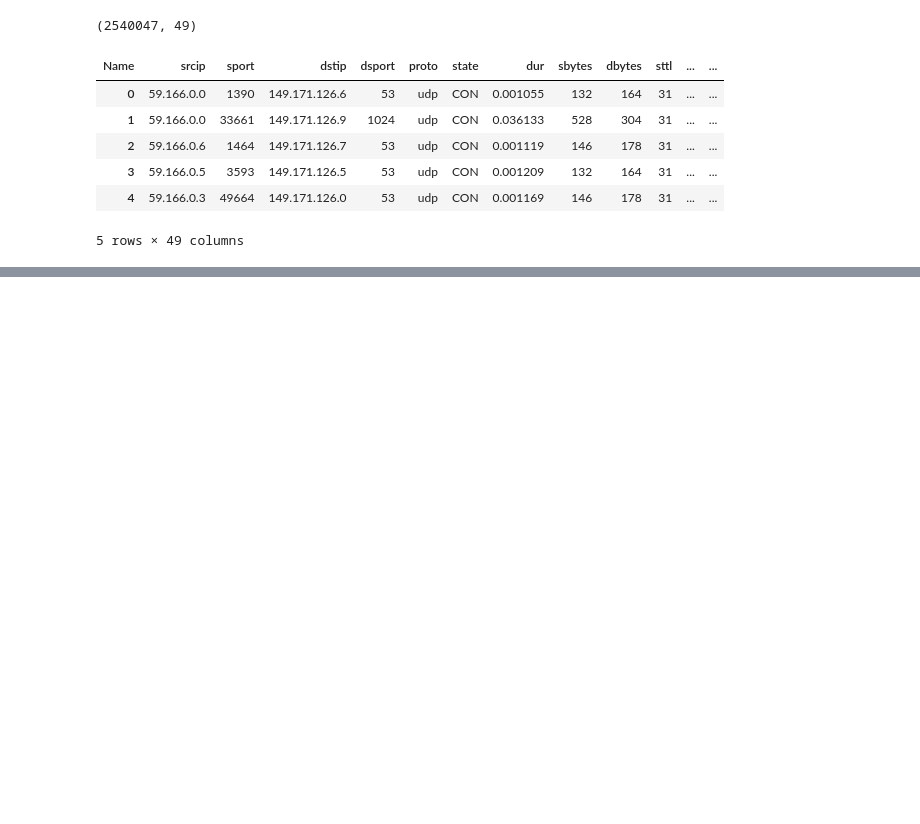
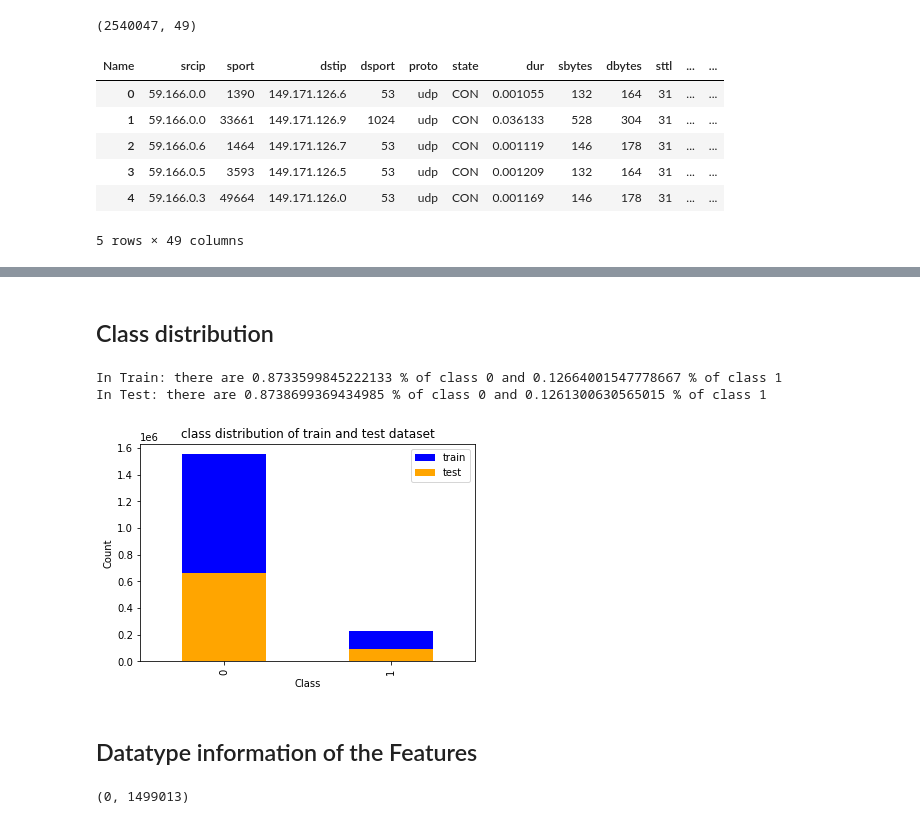
Before and after one commit to leticiacosta91/CA1-UNWS, a Jupyter notebook: Dataset.ipynb, the cells around one changed output, grey strips where cells are left out. Drawn from its saved outputs; the diff is of its cells as text; code cells hidden in the pictures; blank space fills up the shorter version.

Commit message:
About Dataset and It's Cleaning

```diff
--- a/Dataset.ipynb
+++ b/Dataset.ipynb
@@ -75,0 +78,5 @@ all_data.head()
+# %%
+# Splitting data into train and test
+# All the operation like cleaning, EDA and FE will be done on train data only
+
+train, test = train_test_split(all_data, test_size=0.3, random_state=16)
@@ -75,0 +131,3 @@ all_data.head()
+# %%
+# We don't have "normal" values for "attack_cat", so we must fill Null values with "normal"
+train['attack_cat'] = train.attack_cat.fillna(value='normal').apply(lambda x: x.strip().lower())
@@ -75,0 +149,2 @@ all_data.head()
+# %%
+train['ct_flw_http_mthd'] = train.ct_flw_http_mthd.fillna(value=0)
@@ -75,0 +160,2 @@ all_data.head()
+# %%
+train['is_ftp_login'] = (train.is_ftp_login.fillna(value=0)).astype(int)
@@ -75,0 +183,30 @@ all_data.head()
+# %% [markdown]
+## Class distribution
+# %%
+train_0, train_1 = train['label'].value_counts()[0] / len(train.index), train['label'].value_counts()[1] / len(train.index)
+test_0, test_1 = test['label'].value_counts()[0] / len(test.index), test['label'].value_counts()[1] / len(test.index)
+
+print("In Train: there are {} % of class 0 and {} % of class 1".format(train_0, train_1))
+print("In Test: there are {} % of class 0 and {} % of class 1".format(test_0, test_1))
+# %% [output]
+In Train: there are 0.8733599845222133 % of class 0 and 0.12664001547778667 % of class 1
+In Test: there are 0.8738699369434985 % of class 0 and 0.1261300630565015 % of class 1
+# %%
+# Plotting target label distribution
+plt.figure()
+plt.title("class distribution of train and test dataset")
+train['label'].value_counts().plot(kind="bar", color='b', label="train")
+test['label'].value_counts().plot(kind="bar", color='orange', label="test")
+plt.xlabel("Class")
+plt.ylabel("Count")
+plt.legend()
+plt.show()
+# %% [output]
+[figure, added]
+# %% [markdown]
+## Datatype information of the Features
+# %%
+# Check if any null value present in datasets
+train.isnull().sum().sum(), test.isnull().sum().sum()  # No Null in train and test data is still raw
+# %% [output]
+(0, 1499013)
```
Also changed, not shown: parts of 35 cells of this notebook.
